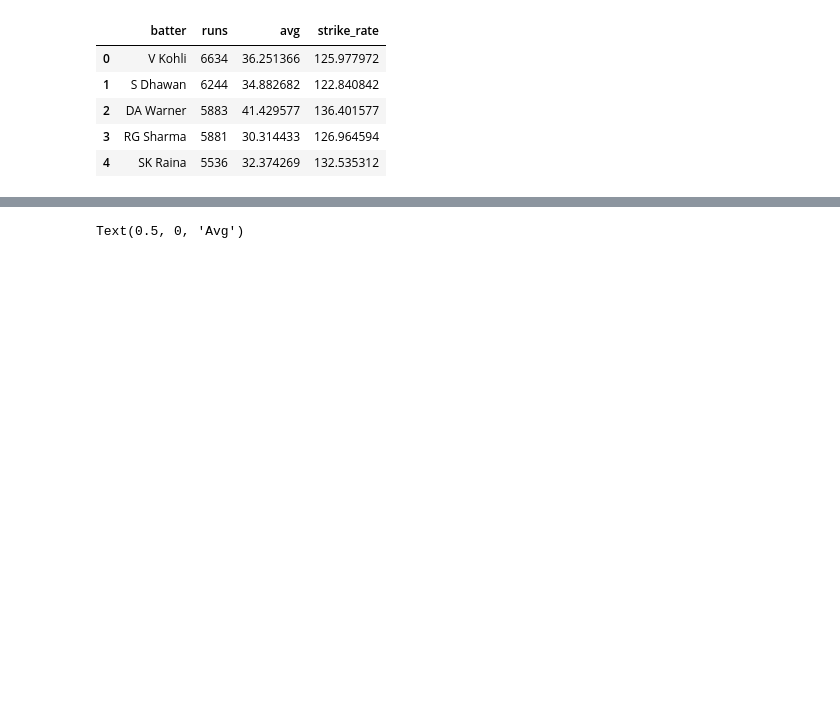
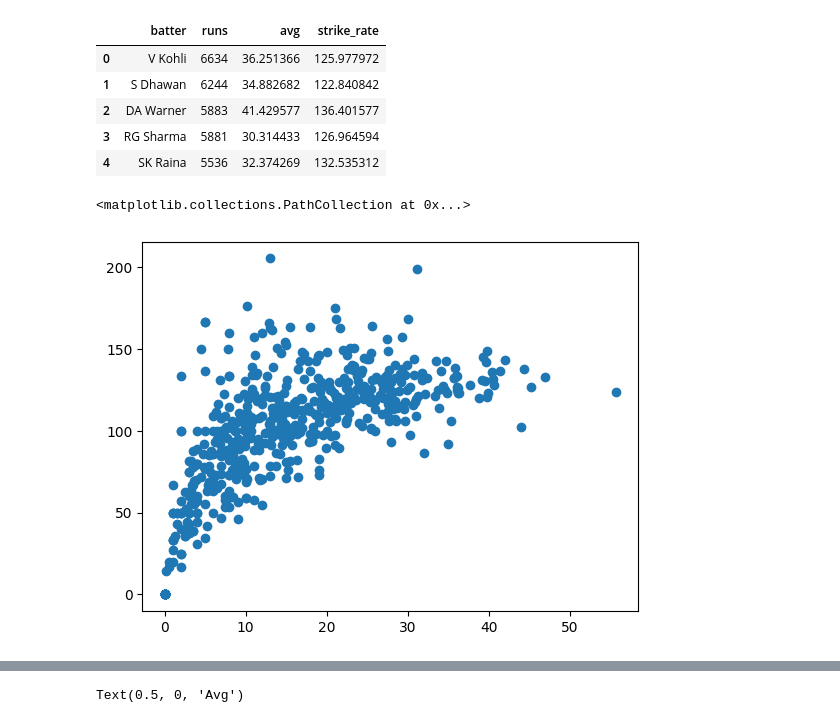
Before and after one commit to nadim-altaf/data-science-mentorship-campusx, a Jupyter notebook: Matplotlib/session_24_advanced_matplotlib.ipynb, the cells around one changed output, grey strips where cells are left out. Drawn from its saved outputs; the diff is of its cells as text; code cells hidden in the pictures; blank space fills up the shorter version.

Commit message:
Session 24 - Advanced Matplotlib

```diff
--- a/Matplotlib/session_24_advanced_matplotlib.ipynb
+++ b/Matplotlib/session_24_advanced_matplotlib.ipynb
@@ -177,3 +178,8 @@ batters.head()
 | 2 | DA Warner | 5883 | 41.429577 | 136.401577 |
 | 3 | RG Sharma | 5881 | 30.314433 | 126.964594 |
 | 4 | SK Raina | 5536 | 32.374269 | 132.535312 |
+# %%
+plt.scatter(batters['avg'],batters['strike_rate'])
+# %% [output]
+<matplotlib.collections.PathCollection at 0x...>
+[figure, added]
```
Also changed, not shown: parts of 6 cells of this notebook.
